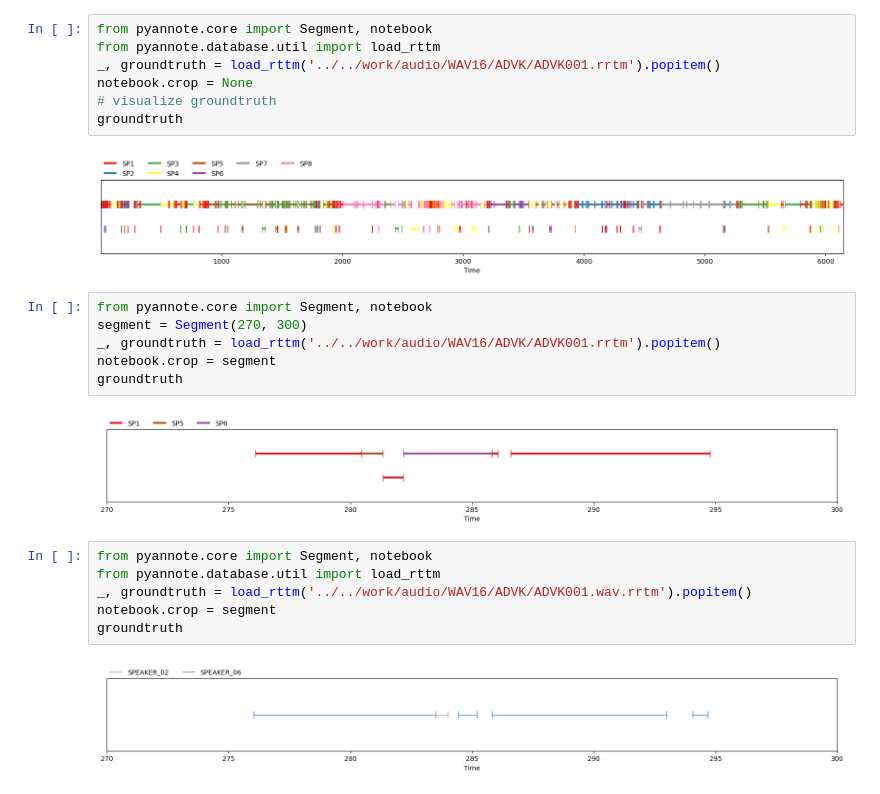
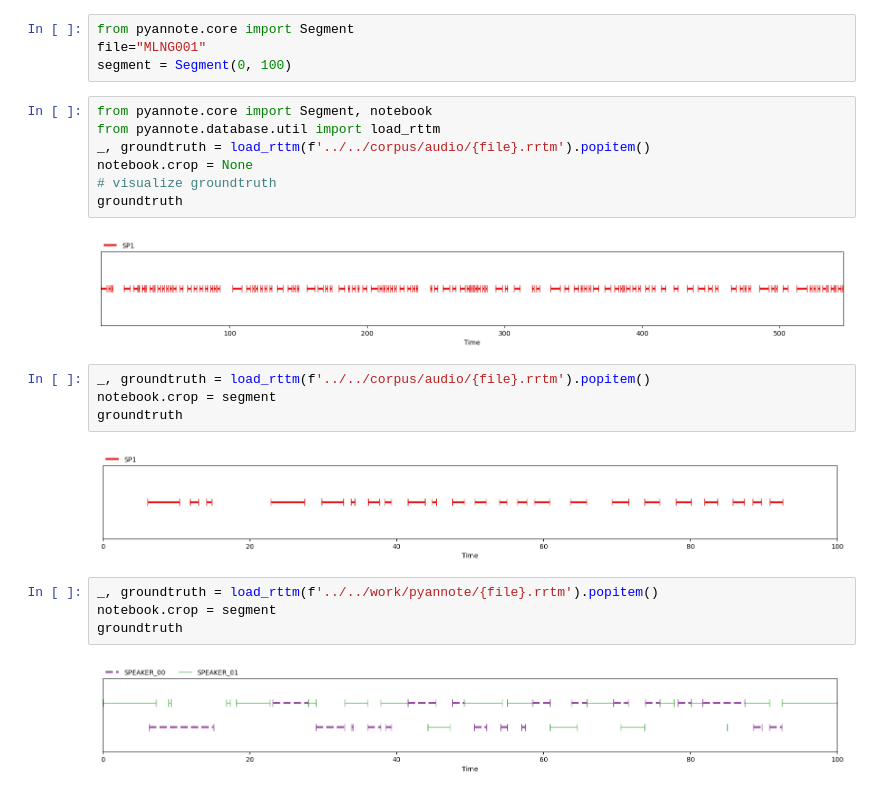
Before and after one commit to airenas/re-speaker-diarization-benchmarks, a Jupyter notebook: sd_benchmark/pyannote/show_speakers.ipynb, the cells around one changed output. Drawn from its saved outputs; the diff is of its cells as text.

```diff
--- a/sd_benchmark/pyannote/show_speakers.ipynb
+++ b/sd_benchmark/pyannote/show_speakers.ipynb
@@ -1,25 +1,25 @@
 # %%
-from pyannote.core import Segment, notebook
-from pyannote.database.util import load_rttm
-_, groundtruth = load_rttm('../../work/audio/WAV16/ADVK/ADVK001.rrtm').popitem()
-notebook.crop = None
-# visualize groundtruth
-groundtruth
+from pyannote.core import Segment
+file="MLNG001"
+segment = Segment(0, 100)
-# %% [output]
-[figure, removed]
+# %%
+from pyannote.core import Segment, notebook
+from pyannote.database.util import load_rttm
+_, groundtruth = load_rttm(f'../../corpus/audio/{file}.rrtm').popitem()
+notebook.crop = None
+# visualize groundtruth
+groundtruth
+# %% [output]
+[figure, added]
 # %%
-from pyannote.core import Segment, notebook
-segment = Segment(270, 300)
-_, groundtruth = load_rttm('../../work/audio/WAV16/ADVK/ADVK001.rrtm').popitem()
+_, groundtruth = load_rttm(f'../../corpus/audio/{file}.rrtm').popitem()
 notebook.crop = segment
 groundtruth
 # %% [output]
-[figure, old version]
+[figure, new version]
 # %%
-from pyannote.core import Segment, notebook
-from pyannote.database.util import load_rttm
-_, groundtruth = load_rttm('../../work/audio/WAV16/ADVK/ADVK001.wav.rrtm').popitem()
+_, groundtruth = load_rttm(f'../../work/pyannote/{file}.rrtm').popitem()
 notebook.crop = segment
 groundtruth
 # %% [output]
-[figure, old version]
+[figure, new version]
```
Also changed, not shown: parts of 1 cell of this notebook.
